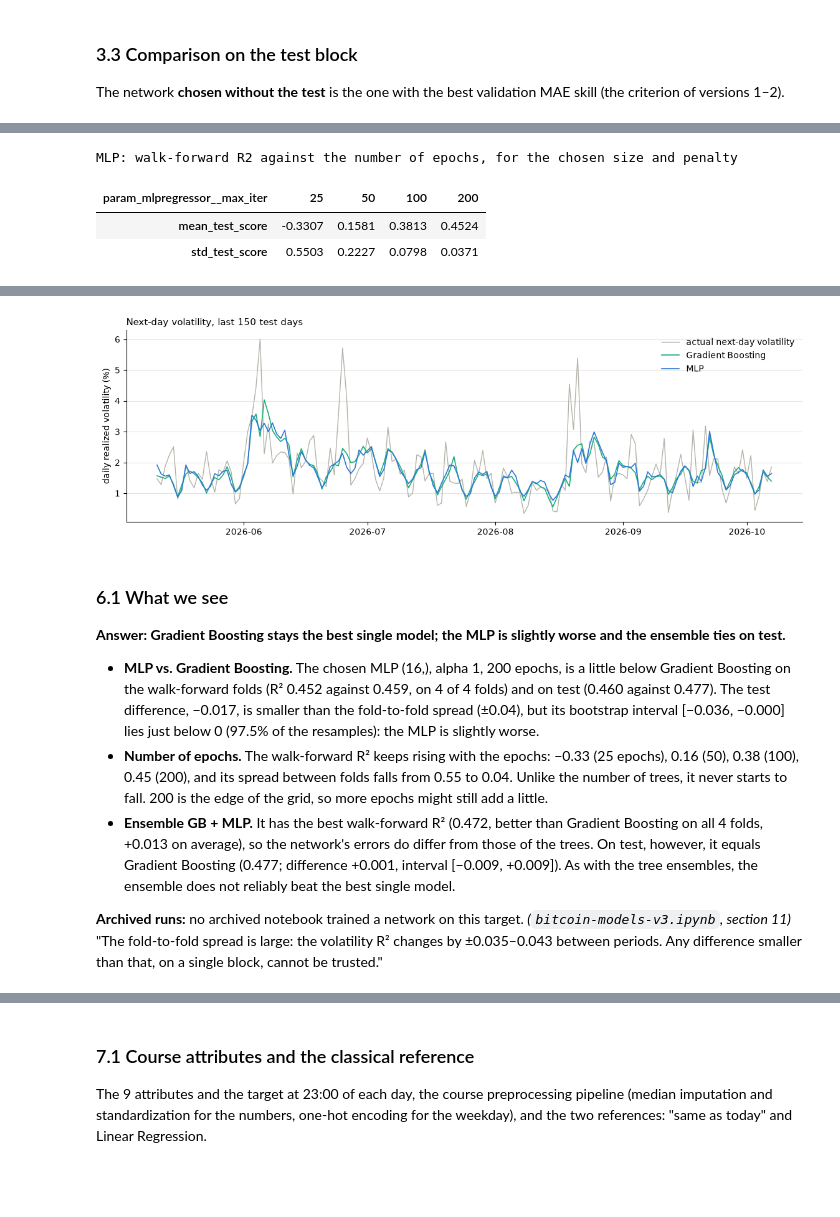
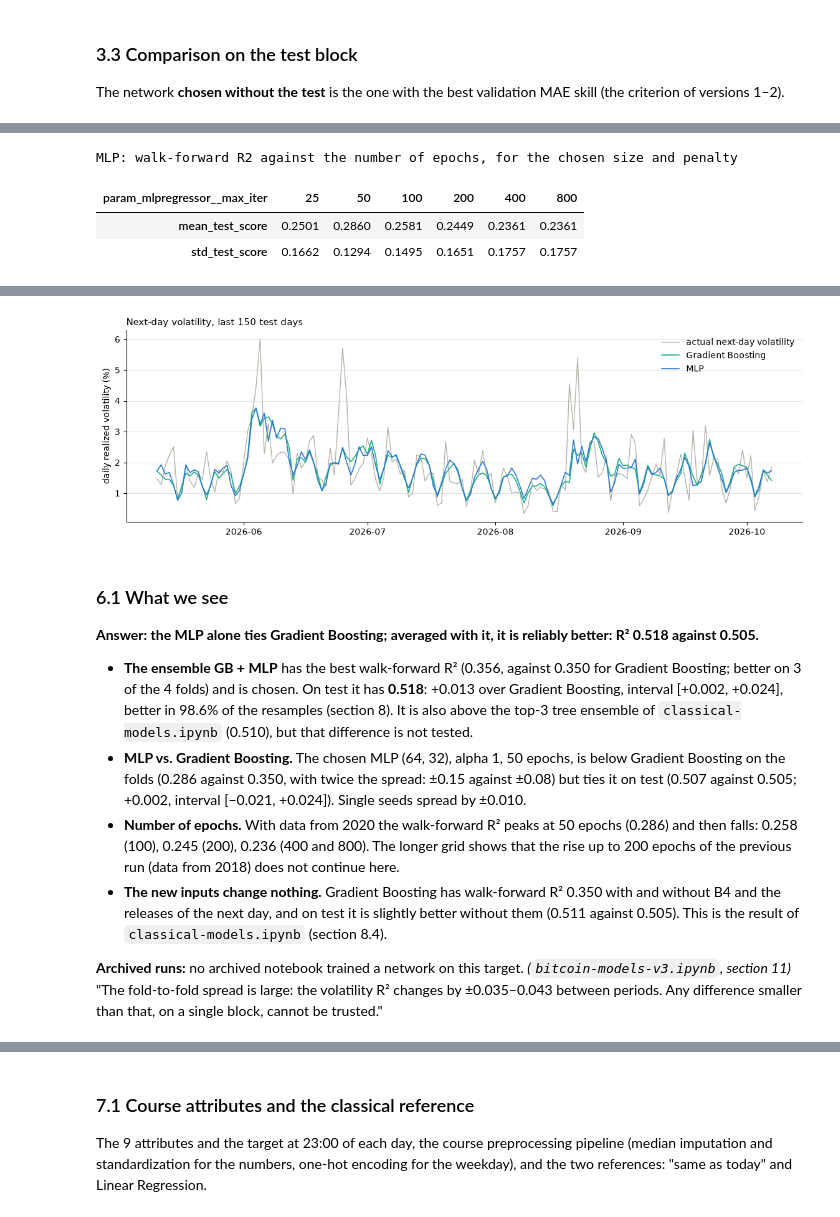
Before and after one commit to Descalabreitor/IAI600-final-project, a Jupyter notebook: neural-models.ipynb, the cells around one changed output, grey strips where cells are left out. Saved outputs shown, nothing was run; the diff lists cells and outputs as text; code cells hidden in the pictures; blank space fills up the shorter version.

```diff
--- a/neural-models.ipynb
+++ b/neural-models.ipynb
@@ -236,9 +261,18 @@ independent test days: 829
 `rule_abs` is the strongest simple rule for the size of a move: **last week's average |r| × the hour-of-day profile** (version 3, section 5).
 # %%
 H_BASE = ["h_ahead", "tgt_hour_sin", "tgt_hour_cos", "tgt_dow_sin", "tgt_dow_cos"]
+B3 = ["tgt_weekend", "tgt_hour_profile", "absret_same_hour_1d", "absret_same_hour_7d", "ret_same_hour_1d"]
+RECENT = ["tgt_hour_profile_recent"]
 tr_abs = hourly["Return"].abs().loc[D["train"][0]: D["train"][-1] + pd.Timedelta(hours=U.H_AHEAD)]
 HOUR_PROFILE = (tr_abs.groupby(tr_abs.index.hour).mean() / tr_abs.mean()).values
 week_abs = pd.Series(absr).rolling(168).mean().values               # last week's average |r| at each hour
+TGT = target_hour_features(hourly.index, releases)[B5].values       # B5 of every hour (known in advance)
+RECENT_PROFILE = recent_hour_profile(hourly)                        # row t: hour-of-day profile of the 90 days up to t
+
+# candidate inputs of the long format, (origin columns, per-hour columns): classical-models.ipynb, section 6.4
+FSETS = {"base": (BASE, H_BASE), "base + B3": (BASE, H_BASE + B3), "base + B3 + B4": (BASE + B4, H_BASE + B3),
+         "base + B3 + B5": (BASE, H_BASE + B3 + B5), "base + B3 + B4 + B5": (BASE + B4, H_BASE + B3 + B5),
+         "base + B3 + B4 + B5 + recent profile": (BASE + B4, H_BASE + B3 + B5 + RECENT)}
 
 
 def Xw(block, cols):
@@ -257,6 +291,12 @@ def Xl(block, cols, hcols=H_BASE):
         "h_ahead": h_,
         "tgt_hour_sin": np.sin(2 * np.pi * t.hour / 24), "tgt_hour_cos": np.cos(2 * np.pi * t.hour / 24),
         "tgt_dow_sin": np.sin(2 * np.pi * t.dayofweek / 7), "tgt_dow_cos": np.cos(2 * np.pi * t.dayofweek / 7),
+        "tgt_weekend": (t.dayofweek >= 5).astype(float),
+        "tgt_hour_profile": HOUR_PROFILE[t.hour],
+        "absret_same_hour_1d": absr[tp - 24], "absret_same_hour_7d": absr[tp - 168],
+        "ret_same_hour_1d": ret[tp - 24],
+        "tgt_hour_profile_recent": RECENT_PROFILE[tp - h_, t.hour],   # profile known at the origin, for the predicted hour
+        **{c: TGT[tp, j] for j, c in enumerate(B5)},
     }
     return np.hstack([base, np.column_stack([extra[c] for c in hcols])])
 
@@ -291,9 +332,11 @@ Each channel is then standardized with the mean and standard deviation of the tr
 hl_pct = ((hourly["High"] - hourly["Low"]) / hourly["Close"]).values * U.PCT
 log_close = np.log(hourly["Close"].values)
 log_vol = np.log1p(hourly["Volume"].clip(lower=0).values)
+filled = hourly["filled_minutes"].values.astype(float)
 calendar = np.column_stack([np.sin(2 * np.pi * hourly.index.hour / 24), np.cos(2 * np.pi * hourly.index.hour / 24),
                             np.sin(2 * np.pi * hourly.index.dayofweek / 7), np.cos(2 * np.pi * hourly.index.dayofweek / 7)])
-CHANNELS = ["ret", "abs_ret", "hl_range", "price_vs_last", "volume_vs_window", "hour_sin", "hour_cos", "dow_sin", "dow_cos"]
+CHANNELS = ["ret", "abs_ret", "hl_range", "price_vs_last", "volume_vs_window", "filled_minutes",
+            "hour_sin", "hour_cos", "dow_sin", "dow_cos"]
 
 
 def raw_seq(pos):
@@ -303,7 +346,8 @@ def raw_seq(pos):
     x[..., 0], x[..., 1], x[..., 2] = ret[idx], absr[idx], hl_pct[idx]
     x[..., 3] = (log_close[idx] - log_close[pos][:, None]) * U.PCT
     x[..., 4] = log_vol[idx] - log_vol[idx].mean(axis=1, keepdims=True)
-    x[..., 5:] = calendar[idx]
+    x[..., 5] = filled[idx]
+    x[..., 6:] = calendar[idx]
     return x
 
 
@@ -1100,7 +1366,8 @@ The ensemble of Gradient Boosting, MLP and LSTM, all trained on every origin, is
 
 **How models are chosen.** On the **4 walk-forward folds** over train + validation, as in `classical-models.ipynb`. The test uses the 829 independent test days.
 # %%
-XW_tv, XW_te = Ftv, Fte[test_days]
+DV_COLS = BASE + B4 + NEXT_DAY_FEATURES                              # base + B4 + release in the next 24 hours
+XW_tv, XW_te = Xw("tv", DV_COLS), Xw("test", DV_COLS)[test_days]
 yd_tv, yd_te = U.day_log_vol(Ytv), U.day_log_vol(Yte[test_days])
 lr_h = np.log1p(ret / U.PCT) * U.PCT                                 # hourly log returns, %
 p_days = P["test"][test_days]
@@ -1114,13 +1381,16 @@ def wf_folds(gs):
     return {"WF R2": np.mean(f), "WF std": np.std(f, ddof=1), **{f"fold{i + 1}": s for i, s in enumerate(f)}}
 
 
+GB_DV_GRID = {"learning_rate": [0.05, 0.1], "max_depth": [2, 3], "min_samples_leaf": [20, 100], "max_iter": [50, 100, 200]}
+gb_dv_base = GridSearchCV(HistGradientBoostingRegressor(early_stopping=False, random_state=RANDOM_STATE),
+                          GB_DV_GRID, cv=WF, scoring="r2", n_jobs=N_JOBS).fit(Ftv, yd_tv)
 gb_dv = GridSearchCV(HistGradientBoostingRegressor(early_stopping=False, random_state=RANDOM_STATE),
-                     {"learning_rate": [0.05, 0.1], "max_depth": [2, 3], "min_samples_leaf": [20, 100], "max_iter": [50, 100, 200]},
-                     cv=WF, scoring="r2", n_jobs=-1).fit(XW_tv, yd_tv)
+                     GB_DV_GRID, cv=WF, scoring="r2", n_jobs=N_JOBS).fit(XW_tv, yd_tv)
 MLP_DV_GRID = {"mlpregressor__hidden_layer_sizes": [(16,), (64, 32)], "mlpregressor__alpha": [0.1, 1.0, 10.0, 100.0],
-               "mlpregressor__max_iter": [25, 50, 100, 200]}
+               "mlpregressor__max_iter": [25, 50, 100, 200, 400, 800]}
 mlp_dv = GridSearchCV(make_pipeline(StandardScaler(), MLPRegressor(early_stopping=False, random_state=RANDOM_STATE)),
-                      MLP_DV_GRID, cv=WF, scoring="r2", n_jobs=-1).fit(XW_tv, yd_tv)
+                      MLP_DV_GRID, cv=WF, scoring="r2", n_jobs=N_JOBS).fit(XW_tv, yd_tv)
+GB_DV_BASE = f"Classical: Gradient Boosting, base only {gb_dv_base.best_params_}"
 GB_DV = f"Classical: Gradient Boosting {gb_dv.best_params_}"
 MLP_DV = f"MLP {({k.split('__')[1]: v for k, v in mlp_dv.best_params_.items()})}"
 print("MLP: walk-forward R2 against the number of epochs, for the chosen size and penalty")
@@ -1128,7 +1398,7 @@ cv = pd.DataFrame(mlp_dv.cv_results_)
 same = np.all([cv[f"param_{k}"].map(str) == str(v) for k, v in mlp_dv.best_params_.items() if not k.endswith("max_iter")], axis=0)
 display(cv[same].set_index("param_mlpregressor__max_iter")[["mean_test_score", "std_test_score"]].T.round(4))
 
-dv_wf = {GB_DV: wf_folds(gb_dv), MLP_DV: wf_folds(mlp_dv)}
+dv_wf = {GB_DV_BASE: wf_folds(gb_dv_base), GB_DV: wf_folds(gb_dv), MLP_DV: wf_folds(mlp_dv)}
 fold_pred = {k: [clone(gs.best_estimator_).fit(XW_tv[a], yd_tv[a]).predict(XW_tv[b]) for a, b in WF] for k, gs in [(GB_DV, gb_dv), (MLP_DV, mlp_dv)]}
 ENS_DV = "Ensemble: GB + MLP"
 f = [U.r2(yd_tv[b], (fold_pred[GB_DV][i] + fold_pred[MLP_DV][i]) / 2) for i, (_, b) in enumerate(WF)]
@@ -1136,7 +1406,7 @@ dv_wf[ENS_DV] = {"WF R2": np.mean(f), "WF std": np.std(f, ddof=1), **{f"fold{i +
 
 dv_seeds = {MLP_DV: [clone(mlp_dv.best_estimator_).set_params(mlpregressor__random_state=RANDOM_STATE + s).fit(XW_tv, yd_tv).predict(XW_te)
                      for s in range(N_SEEDS)]}
-dv_test.update({GB_DV: gb_dv.predict(XW_te), MLP_DV: np.mean(dv_seeds[MLP_DV], axis=0)})
+dv_test.update({GB_DV_BASE: gb_dv_base.predict(Fte[test_days]), GB_DV: gb_dv.predict(XW_te), MLP_DV: np.mean(dv_seeds[MLP_DV], axis=0)})
 dv_test[ENS_DV] = (dv_test[GB_DV] + dv_test[MLP_DV]) / 2
 dv_tab = pd.DataFrame.from_dict({k: {**dv_wf.get(k, {}), "test R2": U.r2(yd_te, v), "test MAE": mean_absolute_error(yd_te, v),
                                       "test corr": safe_corr(v, yd_te),
@@ -1157,11 +1427,12 @@ plt.show()
 
 SUMMARY.append({"question": "next-day volatility", "network (chosen without the test)": f"{DV_CHOSEN} (best walk-forward R2 of MLP / ensemble)",
                 "test result": f"R2 {U.r2(yd_te, dv_test[DV_CHOSEN]):.3f} (MLP alone {U.r2(yd_te, dv_test[MLP_DV]):.3f})",
-                "classical reference (refitted here)": f"GB: R2 {U.r2(yd_te, dv_test[GB_DV]):.3f}; last week's average {U.r2(yd_te, dv_test[NAIVE_DV]):.3f}"})
+                "classical reference (refitted here)": f"GB: R2 {U.r2(yd_te, dv_test[GB_DV]):.3f} (base only {U.r2(yd_te, dv_test[GB_DV_BASE]):.3f}); "
+                                                       f"last week's average {U.r2(yd_te, dv_test[NAIVE_DV]):.3f}"})
 # %% [output]
 MLP: walk-forward R2 against the number of epochs, for the chosen size and penalty
-| param_mlpregressor__max_iter | 25 | 50 | 100 | 200 |
-| mean_test_score | -0.3307 | 0.1581 | 0.3813 | 0.4524 |
-| std_test_score | 0.5503 | 0.2227 | 0.0798 | 0.0371 |
+| param_mlpregressor__max_iter | 25 | 50 | 100 | 200 | 400 | 800 |
+| mean_test_score | 0.2501 | 0.2860 | 0.2581 | 0.2449 | 0.2361 | 0.2361 |
+| std_test_score | 0.1662 | 0.1294 | 0.1495 | 0.1651 | 0.1757 | 0.1757 |
 |  | test R2 | test MAE | test corr | test R2, single seeds | WF R2 | WF std | fold1 | fold2 | fold3 | ... |
 | Baseline: last week's average vol... | 0.0941 | 0.3851 | 0.4467 |  | NaN | NaN | NaN | NaN | NaN | ... |
@@ -1171,12 +1443,13 @@ MLP: walk-forward R2 against the number of epochs, for the chosen size and penal
-[figure, old version]
+[figure, new version]
 # %% [markdown]
 ### 6.1 What we see
 
-**Answer: Gradient Boosting stays the best single model; the MLP is slightly worse and the ensemble ties on test.**
+**Answer: the MLP alone ties Gradient Boosting; averaged with it, it is reliably better: R² 0.518 against 0.505.**
 
-- **MLP vs. Gradient Boosting.** The chosen MLP (16,), alpha 1, 200 epochs, is a little below Gradient Boosting on the walk-forward folds (R² 0.452 against 0.459, on 4 of 4 folds) and on test (0.460 against 0.477). The test difference, −0.017, is smaller than the fold-to-fold spread (±0.04), but its bootstrap interval [−0.036, −0.000] lies just below 0 (97.5% of the resamples): the MLP is slightly worse.
-- **Number of epochs.** The walk-forward R² keeps rising with the epochs: −0.33 (25 epochs), 0.16 (50), 0.38 (100), 0.45 (200), and its spread between folds falls from 0.55 to 0.04. Unlike the number of trees, it never starts to fall. 200 is the edge of the grid, so more epochs might still add a little.
-- **Ensemble GB + MLP.** It has the best walk-forward R² (0.472, better than Gradient Boosting on all 4 folds, +0.013 on average), so the network's errors do differ from those of the trees. On test, however, it equals Gradient Boosting (0.477; difference +0.001, interval [−0.009, +0.009]). As with the tree ensembles, the ensemble does not reliably beat the best single model.
+- **The ensemble GB + MLP** has the best walk-forward R² (0.356, against 0.350 for Gradient Boosting; better on 3 of the 4 folds) and is chosen. On test it has **0.518**: +0.013 over Gradient Boosting, interval [+0.002, +0.024], better in 98.6% of the resamples (section 8). It is also above the top-3 tree ensemble of `classical-models.ipynb` (0.510), but that difference is not tested.
+- **MLP vs. Gradient Boosting.** The chosen MLP (64, 32), alpha 1, 50 epochs, is below Gradient Boosting on the folds (0.286 against 0.350, with twice the spread: ±0.15 against ±0.08) but ties it on test (0.507 against 0.505; +0.002, interval [−0.021, +0.024]). Single seeds spread by ±0.010.
+- **Number of epochs.** With data from 2020 the walk-forward R² peaks at 50 epochs (0.286) and then falls: 0.258 (100), 0.245 (200), 0.236 (400 and 800). The longer grid shows that the rise up to 200 epochs of the previous run (data from 2018) does not continue here.
+- **The new inputs change nothing.** Gradient Boosting has walk-forward R² 0.350 with and without B4 and the releases of the next day, and on test it is slightly better without them (0.511 against 0.505). This is the result of `classical-models.ipynb` (section 8.4).
 
 **Archived runs:** no archived notebook trained a network on this target. *(`bitcoin-models-v3.ipynb`, section 11)* "The fold-to-fold spread is large: the volatility R² changes by ±0.035–0.043 between periods. Any difference smaller than that, on a single block, cannot be trusted."
 # %% [markdown]
```
Also changed, not shown: parts of 52 cells of this notebook, 1 other file.
